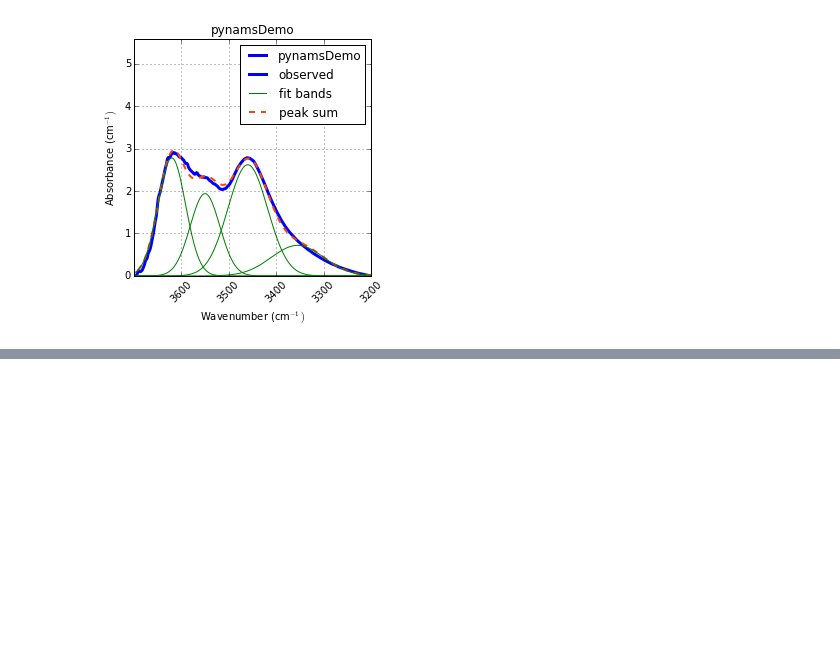
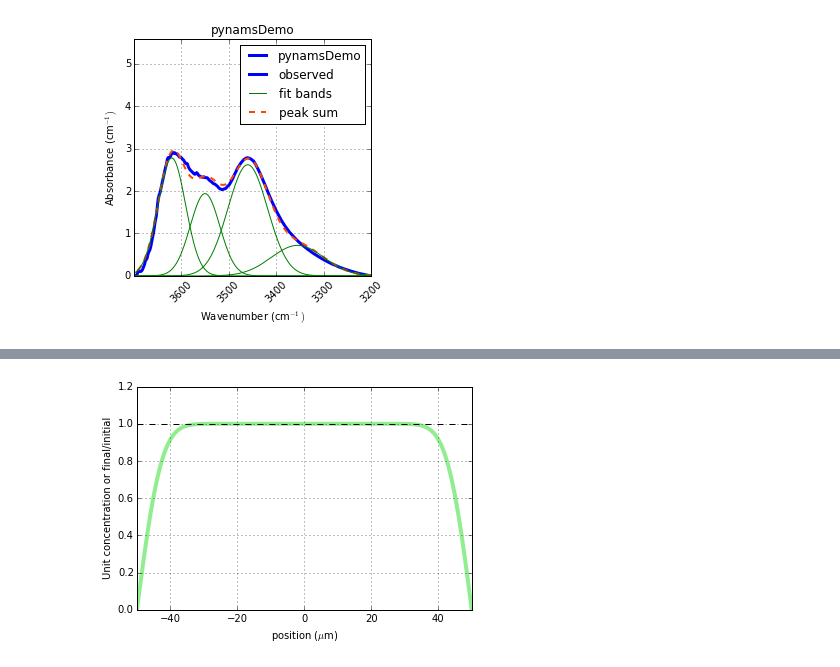
Before and after one commit to EFerriss/Pynams, a Jupyter notebook: EXAMPLES.ipynb, the cells around one changed output, grey strips where cells are left out. Saved outputs shown, nothing was run; the diff lists cells and outputs as text; code cells hidden in the pictures; blank space fills up the shorter version.

Commit message:
Added diffusion examples to notebook

```diff
--- a/EXAMPLES.ipynb
+++ b/EXAMPLES.ipynb
@@ -148,0 +160,10 @@ fig.set_size_inches(5, 5)
+# %%
+from pynams import diffusion
+
+log10D_m2s = -12.
+length_microns = 100.
+time_minutes = 1000.
+
+fig, ax, x, y = diffusion.diffusion1D(length_microns, log10D_m2s, time_seconds=time_minutes/60., init=1., fin=0.)
+# %% [output]
+[figure, added]
```
Also changed, not shown: parts of 9 cells of this notebook, 6 other files.
